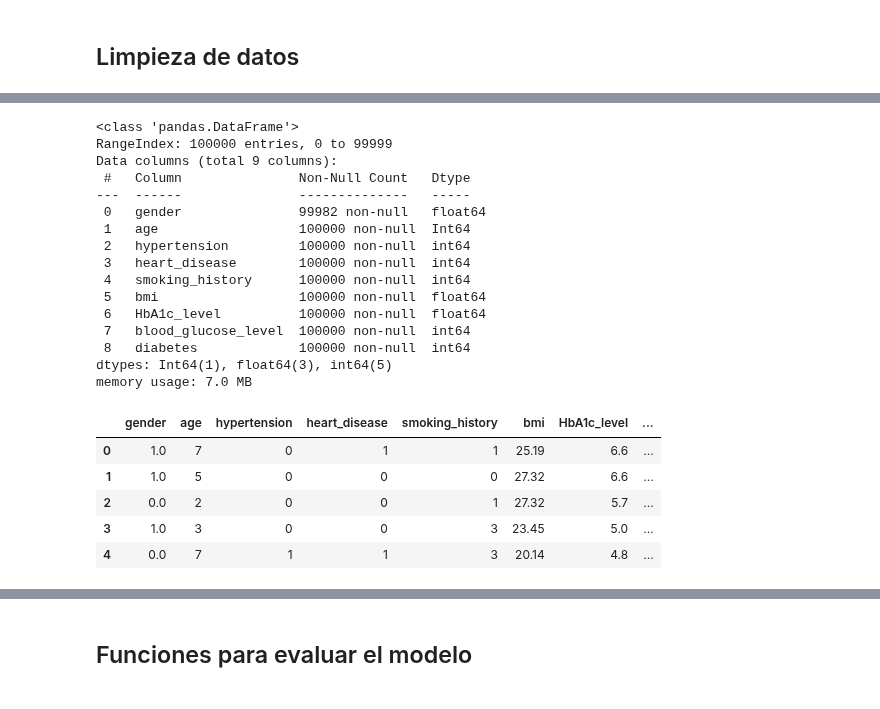
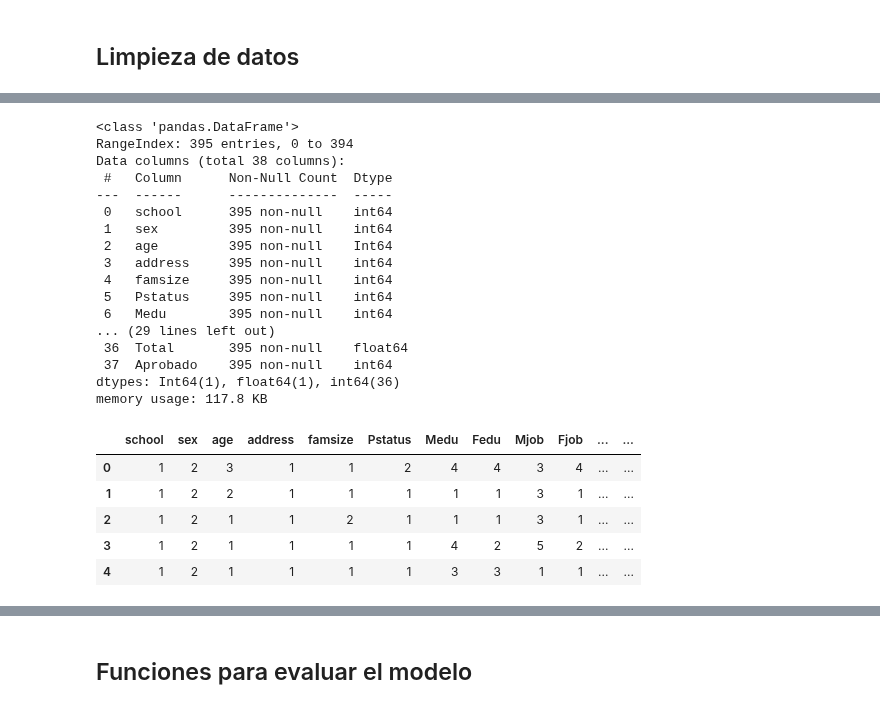
Before and after one commit to GabrielSerranoUCR/proyecto-pruebas, a Jupyter notebook: training/notebooks/Aprobación de curso_training_model.ipynb, the cells around one changed output, grey strips where cells are left out. Cells and saved outputs as stored; diff of their text form; code cells hidden in the pictures.

```diff
--- a/training/notebooks/Diabetes_training_model.ipynb
+++ b/training/notebooks/Aprobación de curso_training_model.ipynb
@@ -81,0 +194,5 @@ Name: count, dtype: int64
+# %%
+reason_dict = {'course': 1, 'home': 2, 'reputation': 3, 'other': 4}
+students_df['reason'] = students_df['reason'].replace(reason_dict).astype(int)
+
+print(students_df['reason'].value_counts())
@@ -81,0 +218,5 @@ Name: count, dtype: int64
+# %%
+guardian_dict = {'mother': 1, 'father': 2, 'other': 3}
+students_df['guardian'] = students_df['guardian'].replace(guardian_dict).astype(int)
+
+print(students_df['guardian'].value_counts())
@@ -81,0 +231,10 @@ Name: count, dtype: int64
+# %%
+boolean_dict = {'yes': 1, 'no': 2}
+students_df['schoolsup'] = students_df['schoolsup'].replace(boolean_dict).astype(int)
+students_df['famsup'] = students_df['famsup'].replace(boolean_dict).astype(int)
+students_df['paid'] = students_df['paid'].replace(boolean_dict).astype(int)
+students_df['activities'] = students_df['activities'].replace(boolean_dict).astype(int)
+students_df['nursery'] = students_df['nursery'].replace(boolean_dict).astype(int)
+students_df['higher'] = students_df['higher'].replace(boolean_dict).astype(int)
+students_df['internet'] = students_df['internet'].replace(boolean_dict).astype(int)
+students_df['romantic'] = students_df['romantic'].replace(boolean_dict).astype(int)
@@ -98,16 +255,17 @@ Name: count, dtype: int64
 # %%
 # Categorizamos las edades para que ningun grupo incluya más
 # características que otro grupo, y así evitar sesgos en el modelo
-bins = [-np.inf, 13, 24, 34, 43, 51, 60, 70, np.inf]
+bins = [-np.inf, 14, 16, 17, 18, 22, np.inf]
 labels = [0, 1, 2, 3, 4, 5, 6, 7]
 
-diabetes_df['age'] = pd.cut(
-  pd.to_numeric(diabetes_df['age'], errors='coerce'),
+students_df['age'] = pd.cut(
+  pd.to_numeric(students_df['age'], errors='coerce'),
   bins=bins,
-  labels=labels
+  labels=list(range(len(bins) - 1)),
+  include_lowest=True
 )
 
-diabetes_df['age'] = diabetes_df['age'].astype('Int64')
-diabetes_df['age'].value_counts().sort_index()
+students_df['age'] = students_df['age'].astype('Int64')
+students_df['age'].value_counts().sort_index()
 # %% [output]
 age
@@ -122,28 +276,29 @@ age
 Name: count, dtype: Int64
 # %%
 # Visualizamos la tabla resultante
-diabetes_df.info()
-diabetes_df.head()
+students_df.info()
+students_df.head()
 # %% [output]
 <class 'pandas.DataFrame'>
-RangeIndex: 100000 entries, 0 to 99999
-Data columns (total 9 columns):
- #   Column               Non-Null Count   Dtype
----  ------               --------------   -----
- 0   gender               99982 non-null   float64
- 1   age                  100000 non-null  Int64
- 2   hypertension         100000 non-null  int64
- 3   heart_disease        100000 non-null  int64
- 4   smoking_history      100000 non-null  int64
- 5   bmi                  100000 non-null  float64
- 6   HbA1c_level          100000 non-null  float64
- 7   blood_glucose_level  100000 non-null  int64
- 8   diabetes             100000 non-null  int64
-dtypes: Int64(1), float64(3), int64(5)
-memory usage: 7.0 MB
+RangeIndex: 395 entries, 0 to 394
+Data columns (total 38 columns):
+ #   Column      Non-Null Count  Dtype
+---  ------      --------------  -----
+ 0   school      395 non-null    int64
+ 1   sex         395 non-null    int64
+ 2   age         395 non-null    Int64
+ 3   address     395 non-null    int64
+ 4   famsize     395 non-null    int64
+ 5   Pstatus     395 non-null    int64
+ 6   Medu        395 non-null    int64
+... (29 lines left out)
+ 36  Total       395 non-null    float64
+ 37  Aprobado    395 non-null    int64
+dtypes: Int64(1), float64(1), int64(36)
+memory usage: 117.8 KB
-|  | gender | age | hypertension | heart_disease | smoking_history | bmi | HbA1c_level | ... |
-| 0 | 1.0 | 7 | 0 | 1 | 1 | 25.19 | 6.6 | ... |
-| 1 | 1.0 | 5 | 0 | 0 | 0 | 27.32 | 6.6 | ... |
-| 2 | 0.0 | 2 | 0 | 0 | 1 | 27.32 | 5.7 | ... |
-| 3 | 1.0 | 3 | 0 | 0 | 3 | 23.45 | 5.0 | ... |
-| 4 | 0.0 | 7 | 1 | 1 | 3 | 20.14 | 4.8 | ... |
+|  | school | sex | age | address | famsize | Pstatus | Medu | Fedu | Mjob | Fjob | ... | ... |
+| 0 | 1 | 2 | 3 | 1 | 1 | 2 | 4 | 4 | 3 | 4 | ... | ... |
+| 1 | 1 | 2 | 2 | 1 | 1 | 1 | 1 | 1 | 3 | 1 | ... | ... |
+| 2 | 1 | 2 | 1 | 1 | 2 | 1 | 1 | 1 | 3 | 1 | ... | ... |
+| 3 | 1 | 2 | 1 | 1 | 1 | 1 | 4 | 2 | 5 | 2 | ... | ... |
+| 4 | 1 | 2 | 1 | 1 | 1 | 1 | 3 | 3 | 1 | 1 | ... | ... |
```
Also changed, not shown: parts of 43 cells of this notebook, 2 other files.
